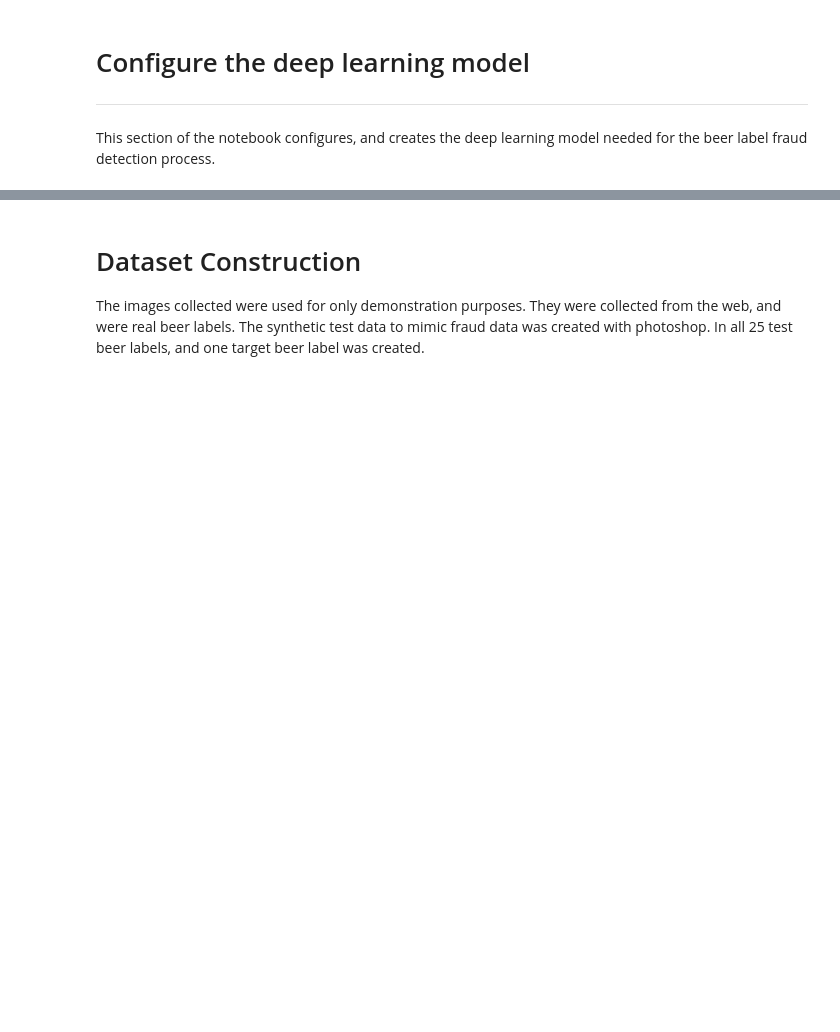
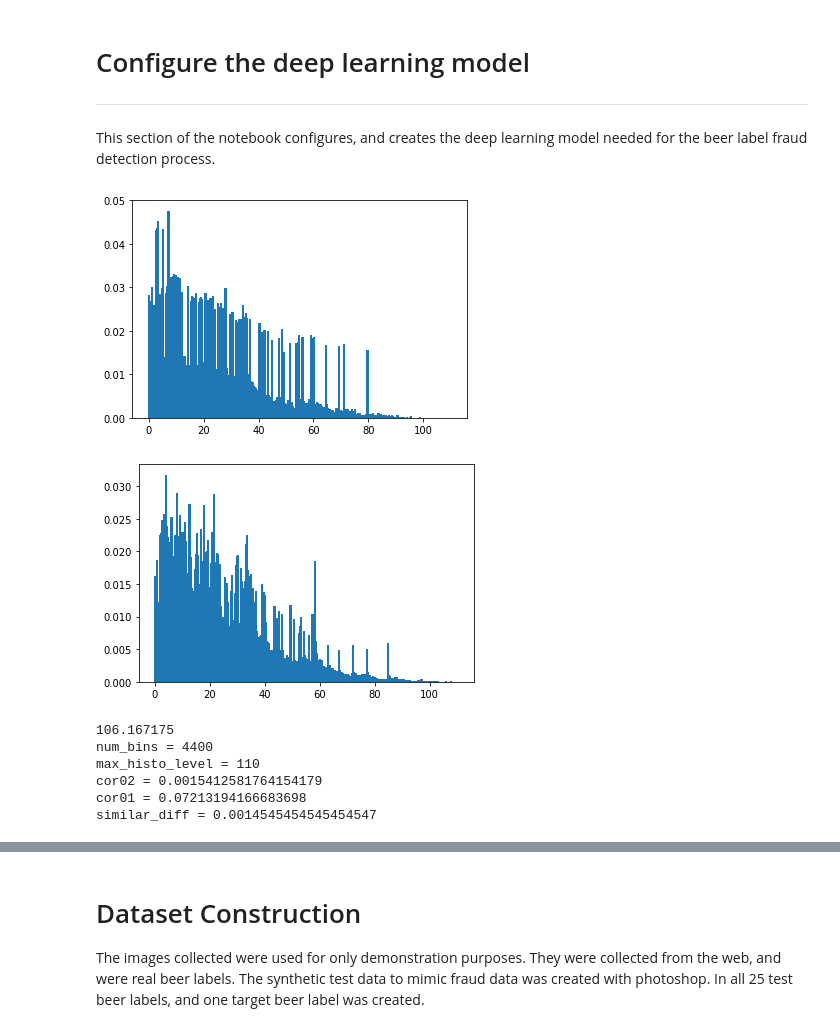
Before and after one commit to MetroStar/LabelAndFraudDetections, a Jupyter notebook: TTB/BeerLabelValidation.ipynb, the cells around one changed output, grey strips where cells are left out. Drawn from its saved outputs; the diff is of its cells as text; code cells hidden in the pictures; blank space fills up the shorter version.

```diff
--- a/TTB/BeerLabelValidation.ipynb
+++ b/TTB/BeerLabelValidation.ipynb
@@ -28,7 +28,7 @@ import os
 
 testdata_dir = os.environ['MLDIR'] + "/TestData/"
 
-mypath = testdata_dir + '/label_fraud/beer_label_fraud/images/'
+mypath = testdata_dir + '/label_fraud/wine_label_fraud/images/'
 
 from numpy.random import seed
 seed(200)
@@ -48,39 +48,82 @@ label_model.add(Conv2D(256, (5, 5), padding='same'))
 label_model.add(BatchNormalization())
 label_model.add(Activation('relu'))
 label_model.add(MaxPooling2D(pool_size=(2, 2)))
+# Layer 3
+#.add(ZeroPadding2D((1, 1)))
+#label_model.add(Conv2D(512, (3, 3), padding='same'))
+#label_model.add(BatchNormalization())
+#label_model.add(Activation('relu'))
+#label_model.add(MaxPooling2D(pool_size=(2, 2)))
+# Layer 4
+#label_model.add(ZeroPadding2D((1, 1)))
+#label_model.add(Conv2D(1024, (3, 3), padding='same'))
+#label_model.add(BatchNormalization())
+#label_model.add(Activation('relu'))
+# Layer 5
+#label_model.add(ZeroPadding2D((1, 1)))
+#label_model.add(Conv2D(1024, (3, 3), padding='same'))
+#label_model.add(BatchNormalization())
+#label_model.add(Activation('relu'))
+#label_model.add(MaxPooling2D(pool_size=(2, 2)))
 
 # Load the validation image, or target image
-subject01 = Image.open(mypath + '../Bud_Label.png')
+subject01 = Image.open(mypath + '../Wine_Label_1.png')
 
 # Load in input image
-subject02 = subject01
+subject02 = Image.open(mypath + 'test2.png')
 
 # Normalize the input images
 subject01 = subject01.convert('RGB')
 subject02 = subject02.convert('RGB')
 subj01 = subject01.resize((224, 224))
 subj02 = subject02.resize((224, 224))
 subj01_a = np.array(subj01)
 subj02_a = np.array(subj02)
 
+x = np.zeros((2, 224, 224, 3))
 
 #Here's where we do some voodoo
 x[0] = subj01_a
 x[1] = subj02_a
 x_out_1 = label_model.predict(x[0:2])
 x_out_1_r = np.ravel(x_out_1[0])
 x_out_2_r = np.ravel(x_out_1[1])
 
-bin_group = 20
+bin_group = 10
 max_histo_level = int(x_out_1_r.max()/bin_group + 1)*bin_group
-num_bins = 2*max_histo_level
+num_bins = max_histo_level*40
+
 be_l, hist_l = np.histogram(x_out_1_r, bins=num_bins, range=[0.0, max_histo_level], density = True)
+plt.bar(hist_l[1:-1], be_l[1:])
+plt.show()
 
 # Calculate the
 be_h, hist_h = np.histogram(x_out_2_r, bins=num_bins, range=[0.0, max_histo_level], density = True)
+plt.bar(hist_h[1:-1], be_h[1:])
+plt.show()
 
-cor02 = np.dot(be_h[1:], be_l[1:])
-cor02 = sum(np.abs(be_l[1:] - be_h[1:]))
+print(str(x_out_1_r.max()))
+print('num_bins = ' + str(num_bins))
+print('max_histo_level = ' + str(max_histo_level))
+
+cor01 = np.dot(be_l[:], be_l[:])/num_bins
+similar_diff = 0.03*cor01
+similar_diff = 6.4/num_bins
+cor02 = np.dot(be_l[:], be_h[:])/num_bins
+cor02 = np.sum(np.abs(be_l[:] - be_h[:]))/num_bins
+
+print('cor02 = ' + str(cor02))
+print('cor01 = ' + str(cor01))
+print('similar_diff = ' + str(similar_diff))
+# %% [output]
+[figure, added]
+[figure, added]
+106.167175
+num_bins = 4400
+max_histo_level = 110
+cor02 = 0.0015412581764154179
+cor01 = 0.07213194166683698
+similar_diff = 0.0014545454545454547
 # %% [markdown]
 # Target Image
 
```
Also changed, not shown: parts of 2 cells of this notebook.
